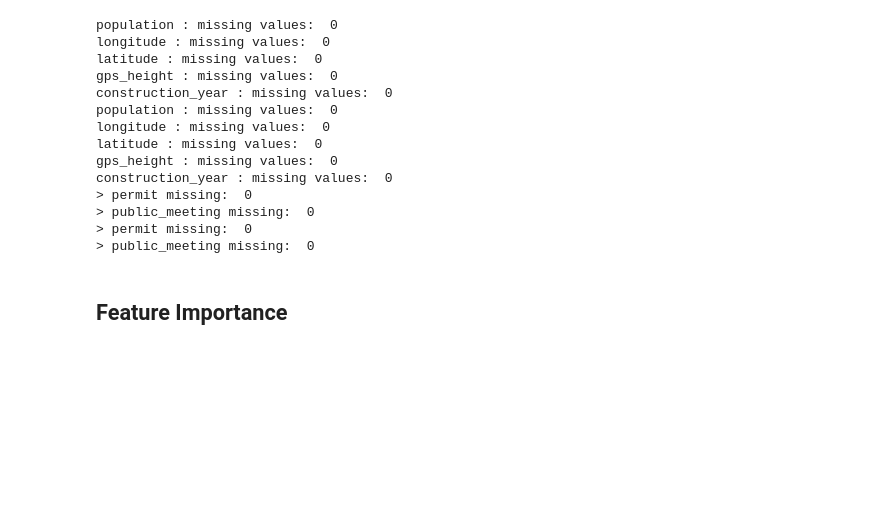
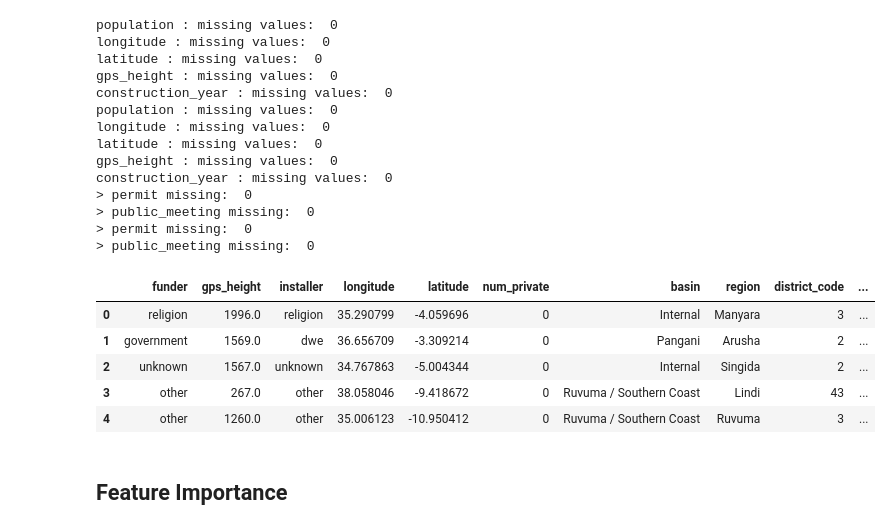
Before and after one commit to torben90/Capstone_NF_Waterpumps_Tanzania, a Jupyter notebook: PumpItUp_Main.ipynb, the cells around one changed output. Cells and saved outputs as stored; diff of their text form; code cells hidden in the pictures; blank space fills up the shorter version.

```diff
--- a/PumpItUp_Main.ipynb
+++ b/PumpItUp_Main.ipynb
@@ -1731,6 +1738,15 @@ construction_year : missing values:  0
 > public_meeting missing:  0
 > permit missing:  0
 > public_meeting missing:  0
+# %%
+test.drop(to_drop,1).head()
+# %% [output]
+|  | funder | gps_height | installer | longitude | latitude | num_private | basin | region | district_code | ... |
+| 0 | religion | 1996.0 | religion | 35.290799 | -4.059696 | 0 | Internal | Manyara | 3 | ... |
+| 1 | government | 1569.0 | dwe | 36.656709 | -3.309214 | 0 | Pangani | Arusha | 2 | ... |
+| 2 | unknown | 1567.0 | unknown | 34.767863 | -5.004344 | 0 | Internal | Singida | 2 | ... |
+| 3 | other | 267.0 | other | 38.058046 | -9.418672 | 0 | Ruvuma / Southern Coast | Lindi | 43 | ... |
+| 4 | other | 1260.0 | other | 35.006123 | -10.950412 | 0 | Ruvuma / Southern Coast | Ruvuma | 3 | ... |
 # %%
 train.to_pickle(DATA_FOLDER + 'train_featured_clean.pkl')
 val.to_pickle(DATA_FOLDER + 'val_featured_clean.pkl')
```
Also changed, not shown: parts of 3 cells of this notebook.
